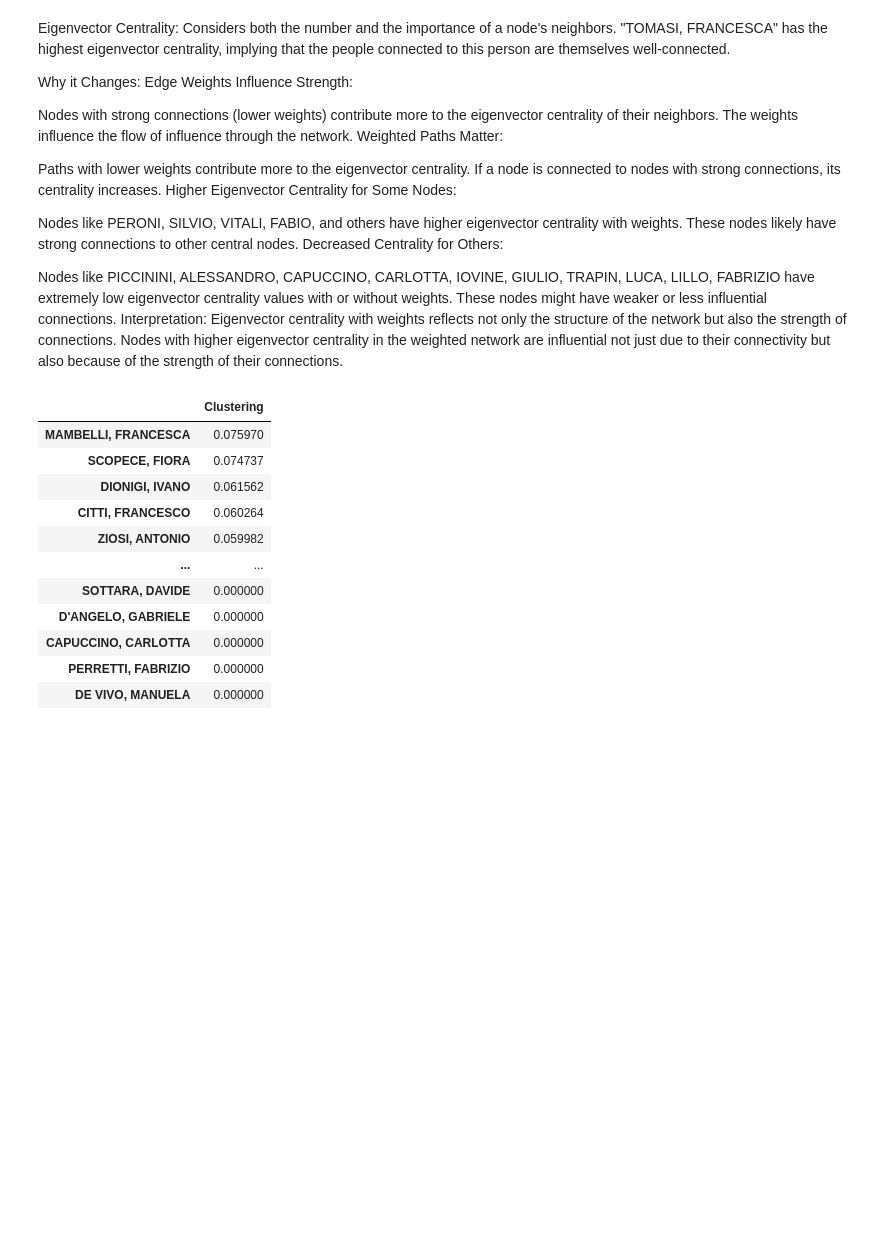
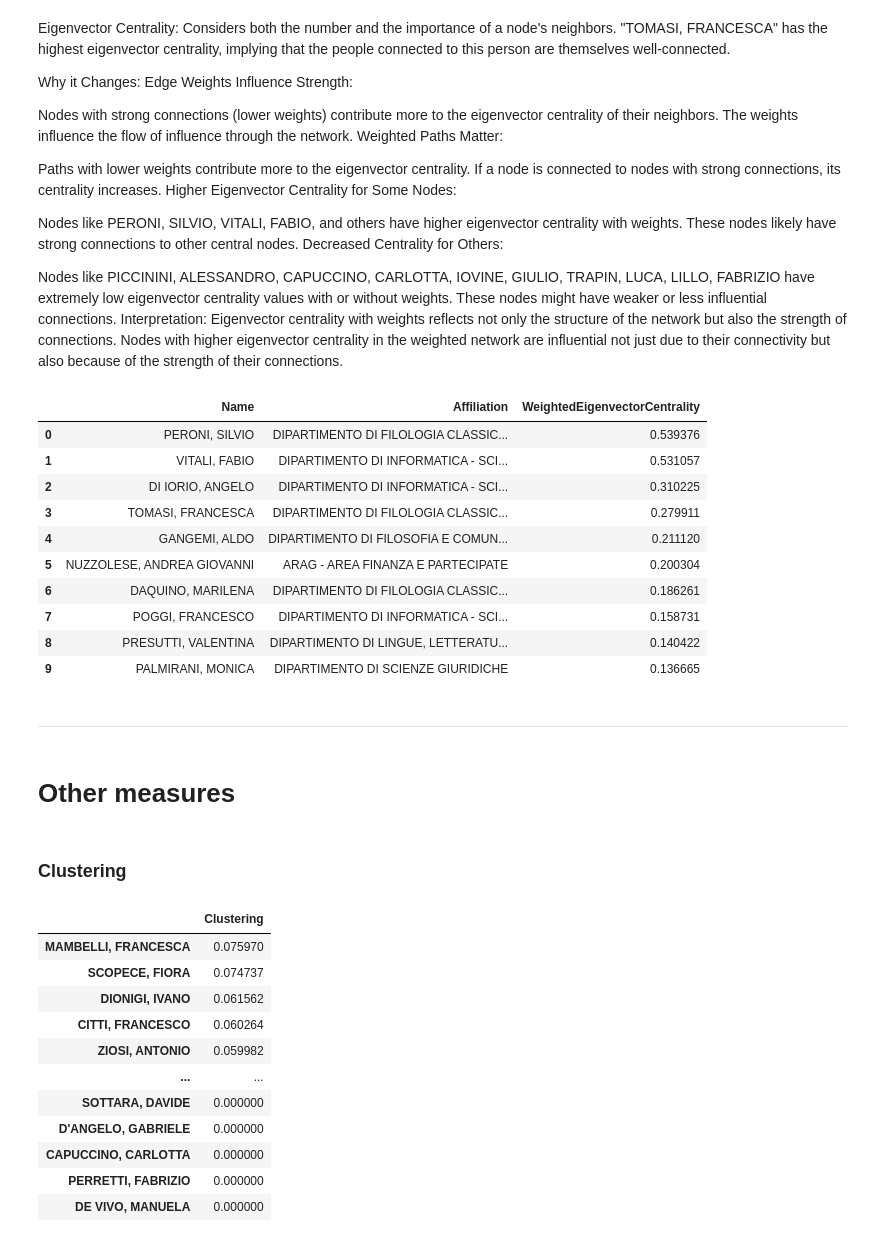
Before and after one commit to leonardozilli/DHDK_ProfessorsNetwork, a Jupyter notebook: notebooks/dhdk_network_analysis.ipynb, the cells around one changed output. Cells and saved outputs as stored; diff of their text form; code cells hidden in the pictures; blank space fills up the shorter version.

```diff
--- a/dhdk_notebook.ipynb
+++ b/notebooks/dhdk_network_analysis.ipynb
@@ -154,6 +142,33 @@ Nodes like PICCININI, ALESSANDRO, CAPUCCINO, CARLOTTA, IOVINE, GIULIO, TRAPIN, L
 Interpretation:
 Eigenvector centrality with weights reflects not only the structure of the network but also the strength of connections.
 Nodes with higher eigenvector centrality in the weighted network are influential not just due to their connectivity but also because of the strength of their connections.
+# %%
+weighted_eigenvector_centrality = nx.eigenvector_centrality(G, weight="weight")
+
+wec_data = pd.DataFrame({"Name": list(weighted_eigenvector_centrality.keys()),
+                        "Affiliation": [node_attributes[node] for node in weighted_eigenvector_centrality.keys()],
+                        "WeightedEigenvectorCentrality": list(weighted_eigenvector_centrality.values())
+                        }).sort_values(by="WeightedEigenvectorCentrality", ascending=False).reset_index(drop=True)
+
+wec_data.head(10)
+# %% [output]
+|  | Name | Affiliation | WeightedEigenvectorCentrality |
+| 0 | PERONI, SILVIO | DIPARTIMENTO DI FILOLOGIA CLASSIC... | 0.539376 |
+| 1 | VITALI, FABIO | DIPARTIMENTO DI INFORMATICA - SCI... | 0.531057 |
+| 2 | DI IORIO, ANGELO | DIPARTIMENTO DI INFORMATICA - SCI... | 0.310225 |
+| 3 | TOMASI, FRANCESCA | DIPARTIMENTO DI FILOLOGIA CLASSIC... | 0.279911 |
+| 4 | GANGEMI, ALDO | DIPARTIMENTO DI FILOSOFIA E COMUN... | 0.211120 |
+| 5 | NUZZOLESE, ANDREA GIOVANNI | ARAG - AREA FINANZA E PARTECIPATE | 0.200304 |
+| 6 | DAQUINO, MARILENA | DIPARTIMENTO DI FILOLOGIA CLASSIC... | 0.186261 |
+| 7 | POGGI, FRANCESCO | DIPARTIMENTO DI INFORMATICA - SCI... | 0.158731 |
+| 8 | PRESUTTI, VALENTINA | DIPARTIMENTO DI LINGUE, LETTERATU... | 0.140422 |
+| 9 | PALMIRANI, MONICA | DIPARTIMENTO DI SCIENZE GIURIDICHE | 0.136665 |
+# %% [markdown]
+---
+# %% [markdown]
+# Other measures
+# %% [markdown]
+### Clustering
 # %%
 clustering = nx.clustering(G, weight="weight")
 clustering_data = pd.DataFrame.from_dict(clustering,
```
Also changed, not shown: parts of 21 cells of this notebook, 3 other files.
